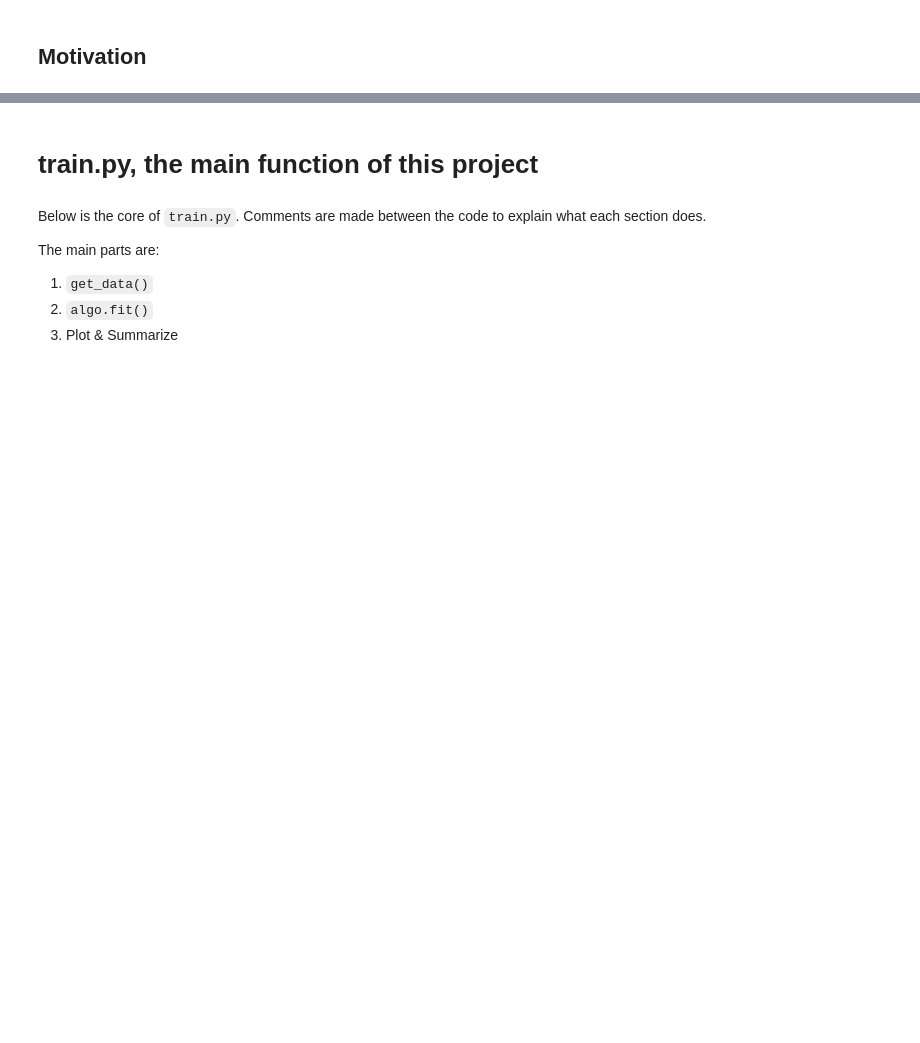
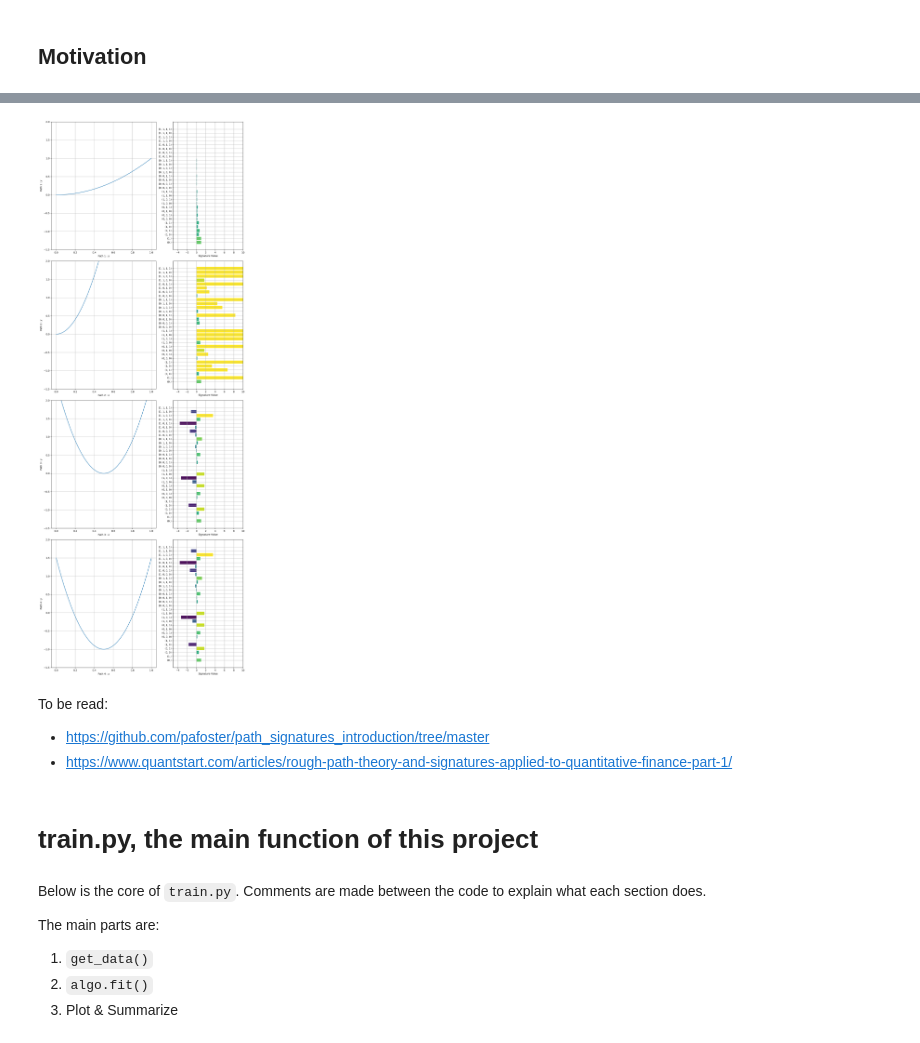
Before and after one commit to the-salty-austin/Conditional-Sig-Wasserstein-GANs, a Jupyter notebook: notes.ipynb, the cells around one changed output, grey strips where cells are left out. Saved outputs shown, nothing was run; the diff lists cells and outputs as text; code cells hidden in the pictures; blank space fills up the shorter version.

```diff
--- a/notes.ipynb
+++ b/notes.ipynb
@@ -17,3 +232,32 @@ $123$
+# %%
+def path_pow_2(t, scalar, shift, const):
+    return t, scalar*( t - shift )**2 +  const
+
+def path_pow_3(t, scalar, shift, const):
+    return t, scalar*( t - shift )**3 + const
+
+p21 = np.array([path_pow_2(ti,  1,   0,  0) for ti in t])
+p22 = np.array([path_pow_2(ti, 10,   0,  0) for ti in t])
+p23 = np.array([path_pow_2(ti, 10, 0.5,  0) for ti in t])
+p24 = np.array([path_pow_2(ti, 10, 0.5, -1) for ti in t])
+
+order = 4
+
+s21 = compute_signature( p21, turncate_order=order )
+s22 = compute_signature( p22, turncate_order=order )
+s23 = compute_signature( p23, turncate_order=order )
+s24 = compute_signature( p24, turncate_order=order )
+
+paths = [p21,p22,p23,p24]
+signatures = [s21,s22,s23,s24]
+
+plot_paths_and_signatures(paths, signatures, order, path_lim=(-1.5,2), sig_lim=(-5,10))
+# %% [output]
+[figure, added]
+# %% [markdown]
+To be read:
+* https://github.com/pafoster/path_signatures_introduction/tree/master
+* https://www.quantstart.com/articles/rough-path-theory-and-signatures-applied-to-quantitative-finance-part-1/
 # %% [markdown]
 # train.py, the main function of this project
 # %%
```
Also changed, not shown: parts of 19 cells of this notebook.
